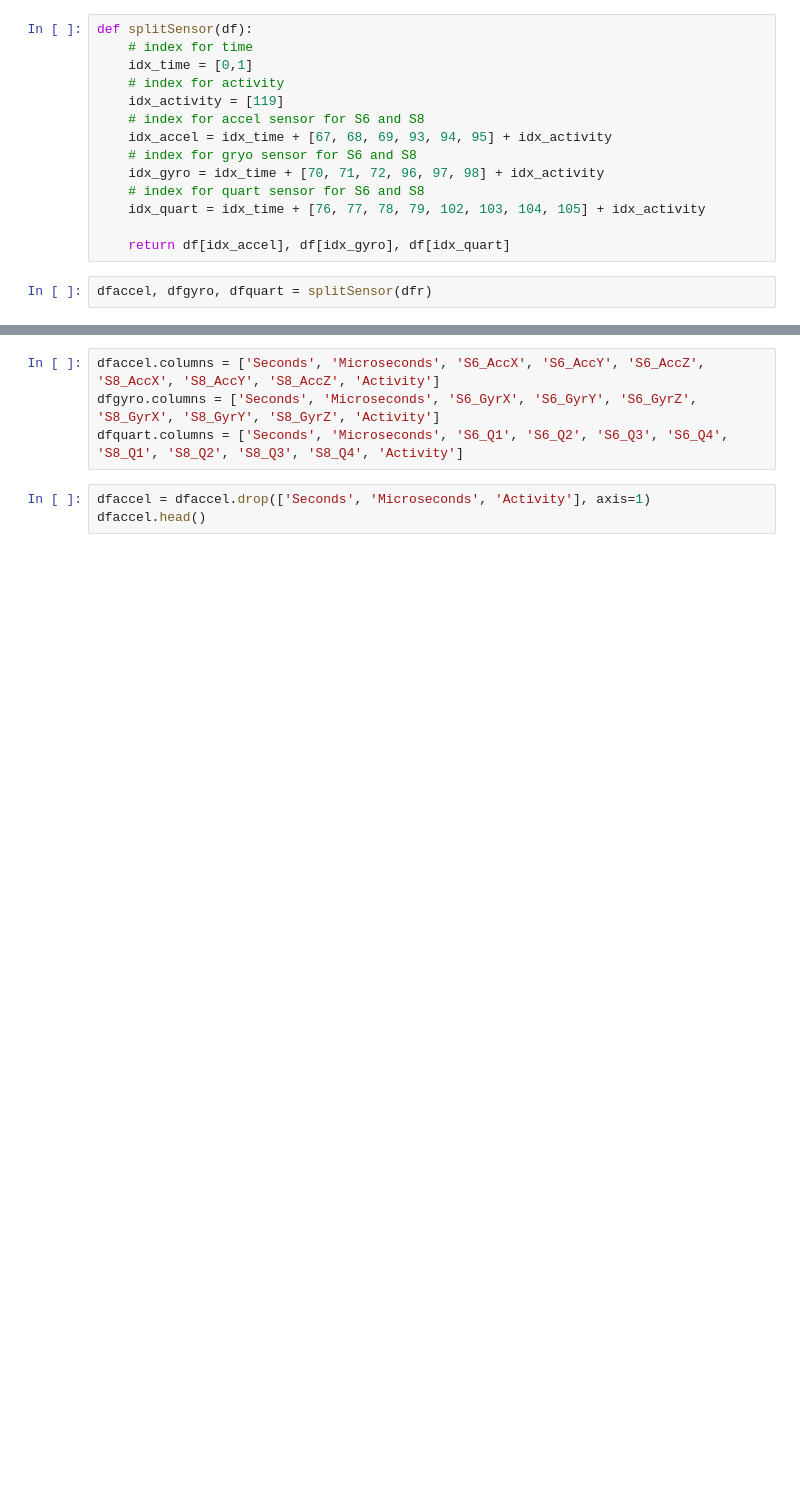
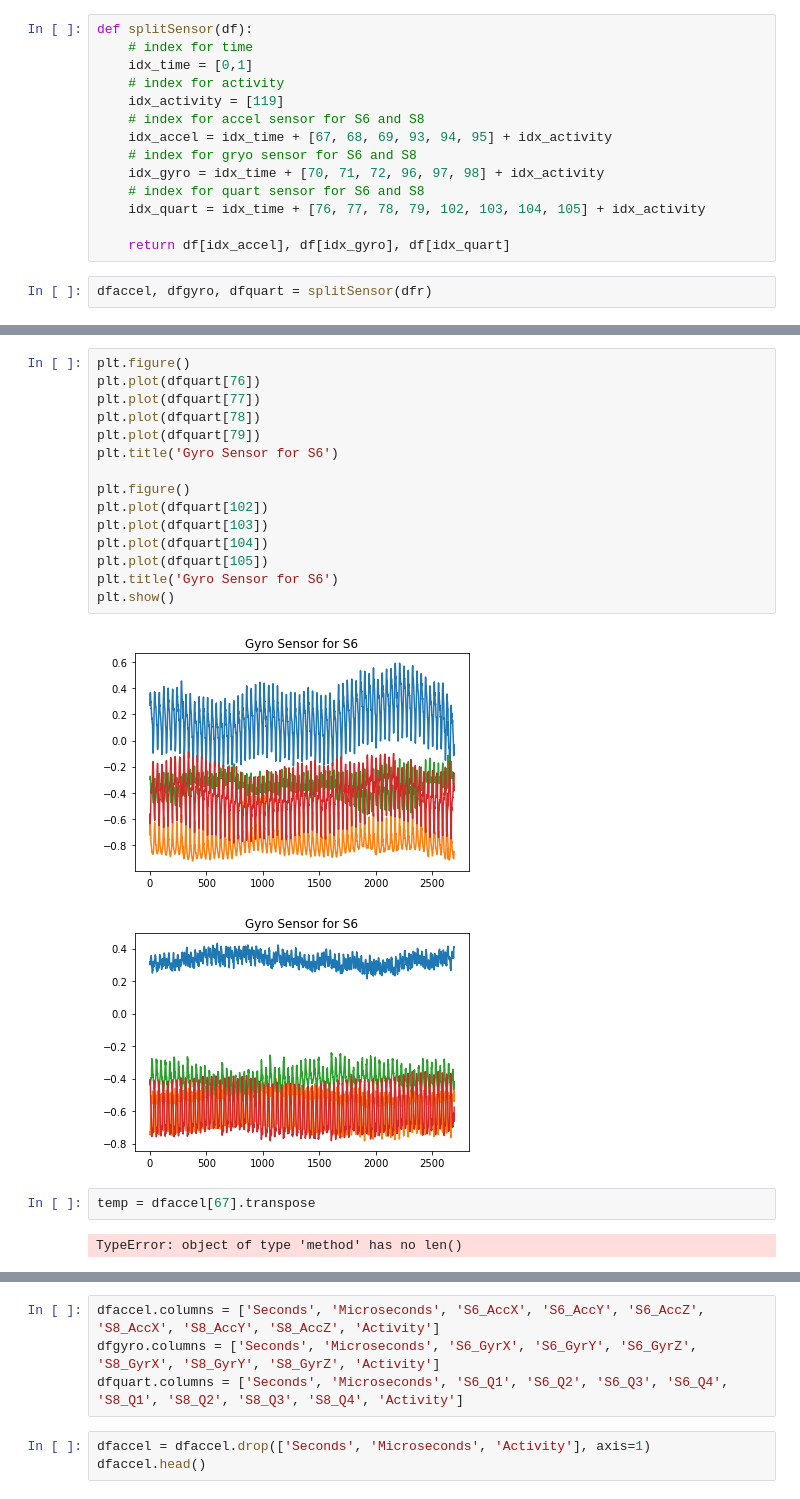
Before and after one commit to raymondng76/PRS-ISSM-2019-09-09-IS1FT-CA3, a Jupyter notebook: code/CA3.ipynb, the cells around one changed output, grey strips where cells are left out. Cells and saved outputs as stored; diff of their text form; blank space fills up the shorter version.

```diff
--- a/code/CA3.ipynb
+++ b/code/CA3.ipynb
@@ -110,0 +149,22 @@ dfaccel, dfgyro, dfquart = splitSensor(dfr)
+# %%
+plt.figure()
+plt.plot(dfquart[76])
+plt.plot(dfquart[77])
+plt.plot(dfquart[78])
+plt.plot(dfquart[79])
+plt.title('Gyro Sensor for S6')
+
+plt.figure()
+plt.plot(dfquart[102])
+plt.plot(dfquart[103])
+plt.plot(dfquart[104])
+plt.plot(dfquart[105])
+plt.title('Gyro Sensor for S6')
+plt.show()
+# %% [output]
+[figure, added]
+[figure, added]
+# %%
+temp = dfaccel[67].transpose
+# %% [output]
+TypeError: object of type 'method' has no len()
```
Also changed, not shown: parts of 29 cells of this notebook.
